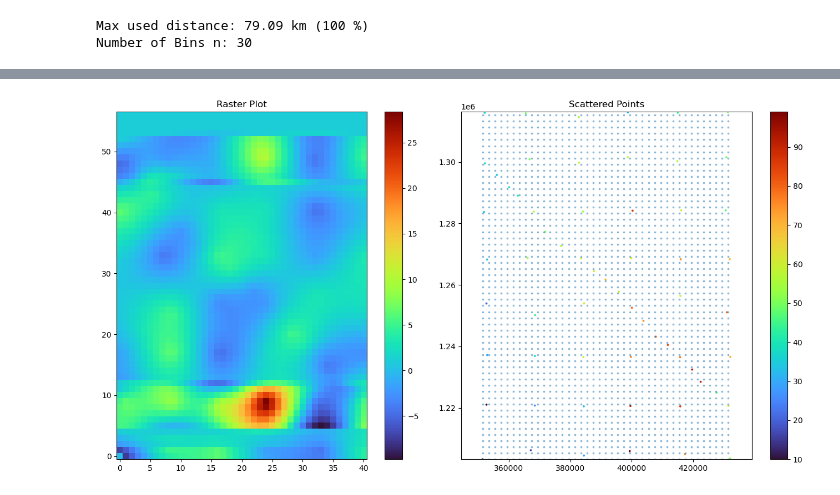
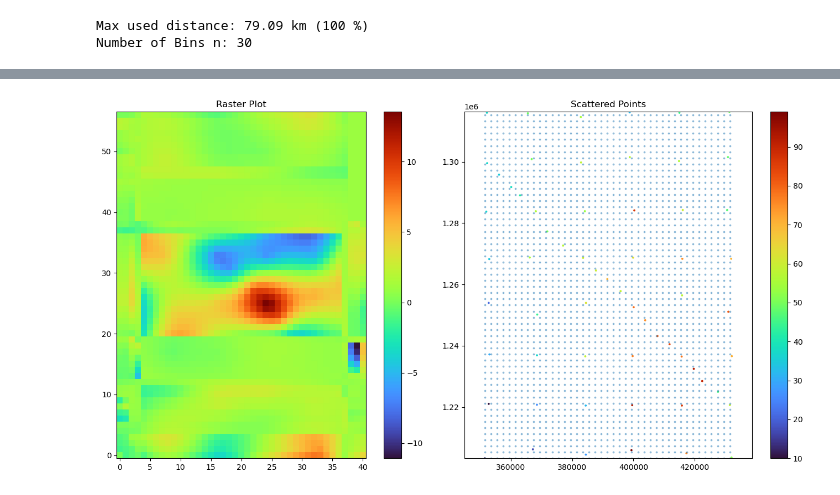
Before and after one commit to relativityhd/spatial-statistics-final-project, a Jupyter notebook: Kriging_test_small_N.ipynb, the cells around one changed output, grey strips where cells are left out. Saved outputs shown, nothing was run; the diff lists cells and outputs as text; code cells hidden in the pictures.

```diff
--- a/Kriging_test_small_N.ipynb
+++ b/Kriging_test_small_N.ipynb
@@ -287,7 +275,7 @@ plt.show()
 Simple Kriging with local neighborhood
 # %%
 import sys
-max_range = cof_u[2] * 1.2
+max_range = cof_u[2] * 1
 print(f"Range (a): {cof_u[2]:.2f}")
 
 
@@ -467,10 +455,10 @@ Max used distance: 79.09 km (100 %)
 Number of Bins n: 30
 # %%
 ## Semivariance
-semi_var, h_bin_centers = semivariance(x_o,(z>=15).astype(int),n_bins,max_dist_percent=90)
+semi_var, h_bin_centers = semivariance(x_o,(z>=15).astype(int),n_bins,max_dist_percent=85)
 
 ## Semivariance Model fitting
-p0 = [0, np.mean(semi_var), np.mean(x_o[:,0])]
+p0 = [0, np.mean(semi_var), np.median(x_o[:,0])]
 
 cof_u, cov = curve_fit(spherical, h_bin_centers, semi_var,p0 = p0 )
 
@@ -499,5 +501,5 @@ plt.show()
 # %%
-z_indic = (z>=15).astype(int)
+z_indic = (z>=25).astype(int)
 
 Z_sk = np.empty(x_p.shape[0]) * np.nan
 mu = np.empty(x_p.shape[0]) * np.nan
@@ -532,31 +534,31 @@ for i in range(x_p.shape[0]):
 
     mu[i] = lam_mu[-1] # Last element is lagrange multiplicator
     #print(i,np.sum(lam))
 
     Z_sk[i] = lam_mu[:-1].T @ z_indic[neighborhood]  # interpolated value
 
 
 
 # Reshape
 Z_sk = Z_sk.reshape(x_e.shape)
 
 fig, ax = plt.subplots(ncols=2, figsize=(14, 7))
 
 # Plot the raster on the left
 im = ax[0].imshow(Z_sk, origin="lower",cmap="turbo", vmin=np.nanpercentile(Z_sk, 0), vmax=np.nanpercentile(Z_sk, 100))
 fig.colorbar(im, ax=ax[0])
 ax[0].set_title('Raster Plot')
 
 # Plot the scattered points on the right
 sc = ax[1].scatter(x_o[:, 0], x_o[:, 1], s=3,c=z,cmap="turbo")
 ax[1].scatter(x_p[:,0],x_p[:,1],s=3,alpha=0.4)
 ax[1].set_title('Scattered Points')
 plt.colorbar(sc,ax=ax[1])
 ax[1].axis("equal")
 ax[1].set_xlim(e_range)
 ax[1].set_ylim(n_range)
 
 plt.tight_layout()
 plt.show()
 # %% [output]
-[figure, old version]
+[figure, new version]
```
Also changed, not shown: parts of 7 cells of this notebook, 1 other file.
